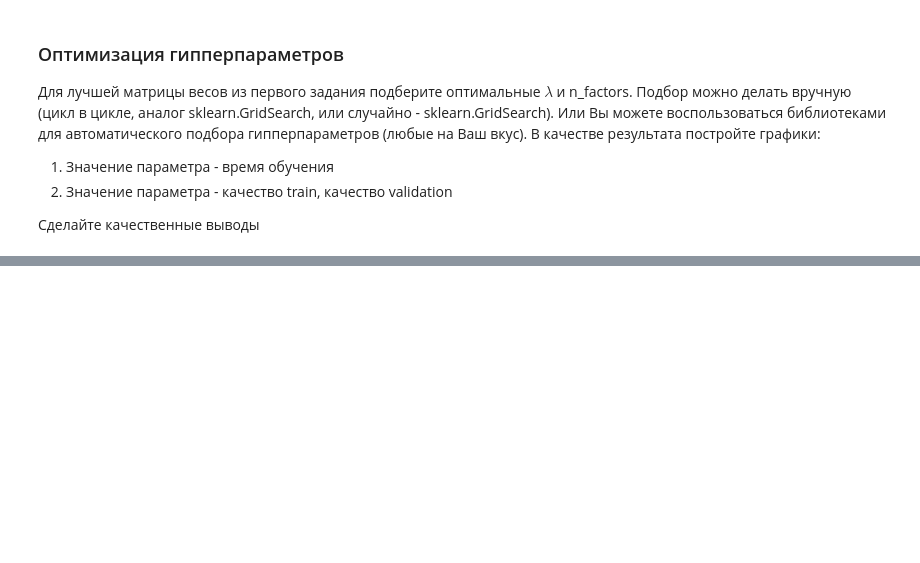
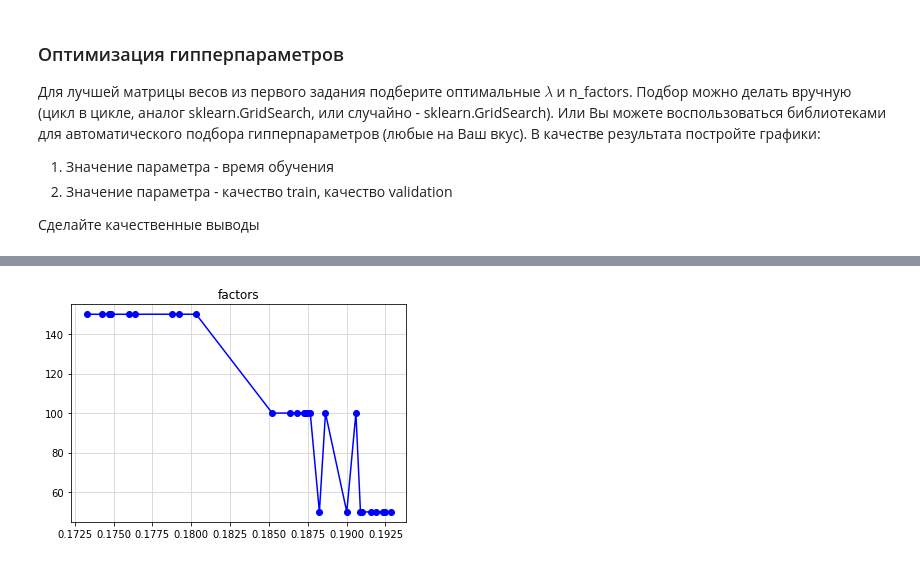
Before and after one commit to VitalyGladyshev/gb_rec_sys, a Jupyter notebook: rc_hw_03.ipynb, the cells around one changed output, grey strips where cells are left out. Drawn from its saved outputs; the diff is of its cells as text; code cells hidden in the pictures; blank space fills up the shorter version.

```diff
--- a/rc_hw_03.ipynb
+++ b/rc_hw_03.ipynb
@@ -393,0 +376,8 @@ plt.show()
+# %%
+plt.plot(sorted_scores, sorted_factors, 'bo-')
+
+plt.grid(color="lightgrey")
+plt.title('factors')
+plt.show()
+# %% [output]
+[figure, added]
```
Also changed, not shown: parts of 16 cells of this notebook.
